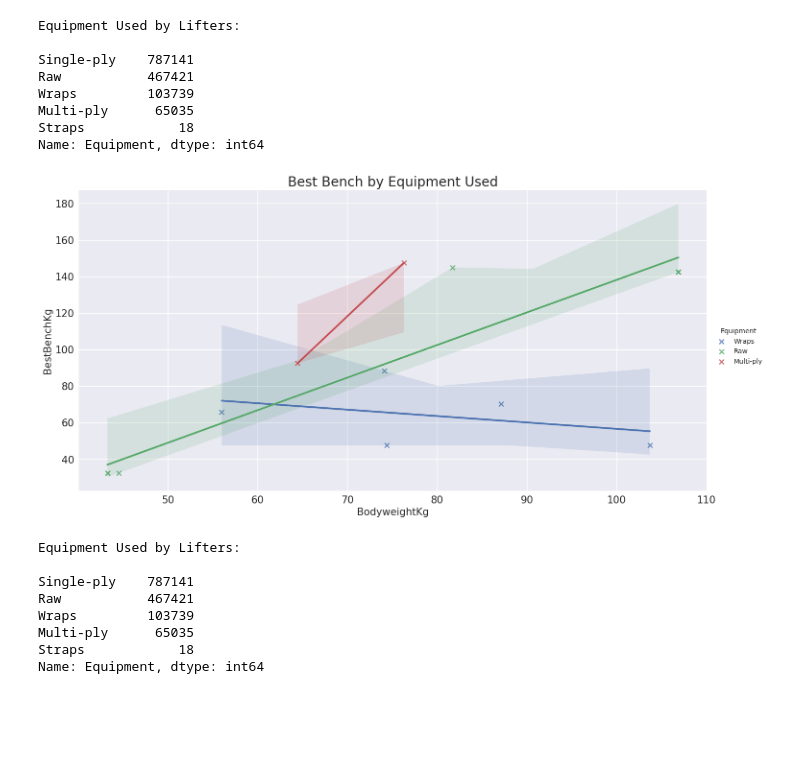
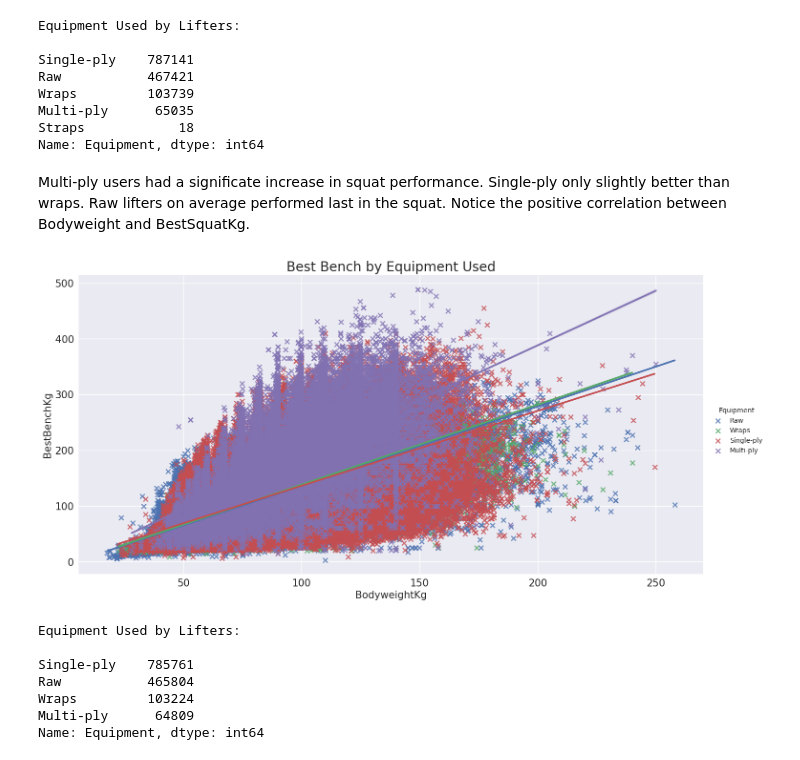
Before and after one commit to joshoandres13/pandas_practice, a Jupyter notebook: pandas_practice.ipynb, the cells around one changed output. Drawn from its saved outputs; the diff is of its cells as text; code cells hidden in the pictures; blank space fills up the shorter version.

Commit message:
More Graphics

```diff
--- a/pandas_practice.ipynb
+++ b/pandas_practice.ipynb
@@ -585,29 +585,30 @@ Wraps         103739
 Multi-ply      65035
 Straps            18
 Name: Equipment, dtype: int64
+# %% [markdown]
+Multi-ply users had a significate increase in squat performance. Single-ply only slightly better than wraps. Raw lifters on average performed last in the squat. Notice the positive correlation between Bodyweight and BestSquatKg.
 # %%
 sns.lmplot(x='BodyweightKg',
            y='Best3BenchKg',
-           data=df.dropna(),
+           data=df,
            hue='Equipment',
            markers='x',
            height=7,
            aspect=2)
 plt.title('Best Bench by Equipment Used',fontsize=20)
 plt.xticks(fontsize=15)
 plt.yticks(fontsize=15)
 plt.ylabel('BestBenchKg',fontsize=15)
 plt.xlabel('BodyweightKg',fontsize=15)
 plt.show()
 print('Equipment Used by Lifters:\n')
 print(df['Equipment'].dropna().value_counts())
 # %% [output]
-[figure, old version]
+[figure, new version]
 Equipment Used by Lifters:
 
-Single-ply    787141
-Raw           467421
-Wraps         103739
-Multi-ply      65035
-Straps            18
+Single-ply    785761
+Raw           465804
+Wraps         103224
+Multi-ply      64809
 Name: Equipment, dtype: int64
```
Also changed, not shown: parts of 45 cells of this notebook.
